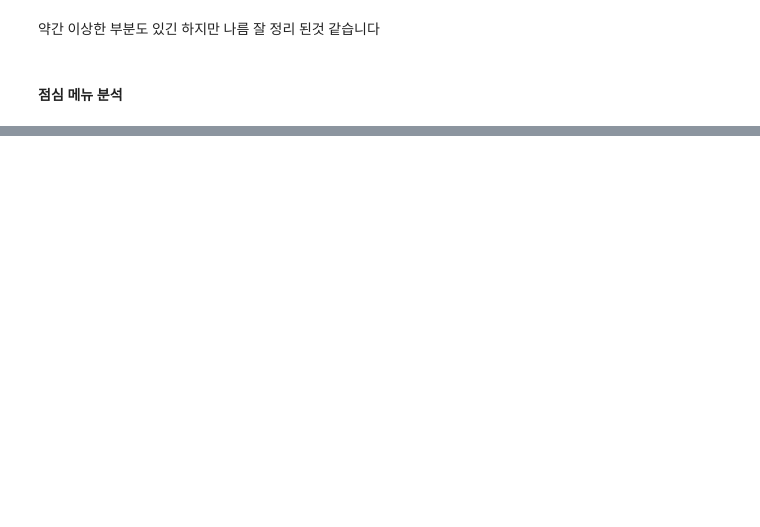
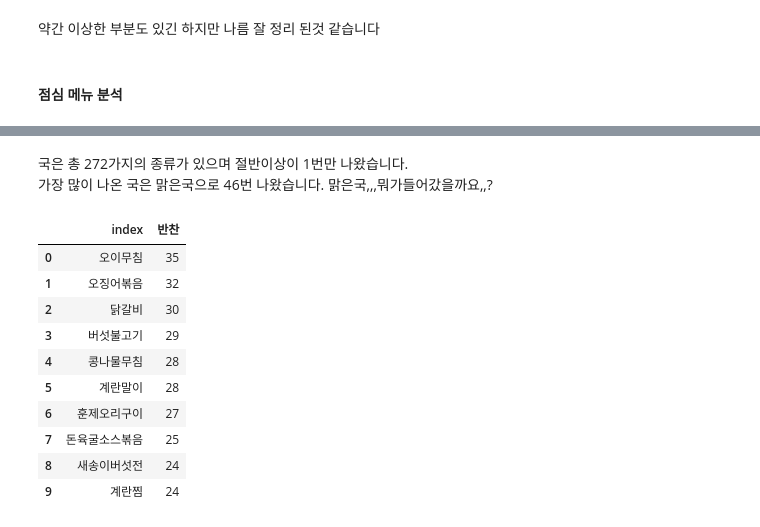
Before and after one commit to mkkim007/DuSiDataTeamGunaesigdang, a Jupyter notebook: week2/김민경.ipynb, the cells around one changed output, grey strips where cells are left out. Saved outputs shown, nothing was run; the diff lists cells and outputs as text; code cells hidden in the pictures; blank space fills up the shorter version.

```diff
--- a/week2/김민경.ipynb
+++ b/week2/김민경.ipynb
@@ -349,0 +364,29 @@ Name: 국, dtype: float64
+# %% [markdown]
+국은 총 272가지의 종류가 있으며 절반이상이 1번만 나왔습니다.
+가장 많이 나온 국은 맑은국으로 46번 나왔습니다. 맑은국,,,뭐가들어갔을까요,,?
+# %%
+banchan_list = []
+for i in range(3):
+    tmp = train_ln[f'반찬{i+1}']
+    for j in range(len(train_ln)):
+        tmp2 = tmp[j]
+        banchan_list.append(tmp2)
+# %%
+banchan_df = pd.DataFrame(pd.DataFrame(banchan_list).value_counts())
+banchan_df.columns = ['반찬']
+banchan_df.reset_index(inplace = True)
+banchan_df.columns = ['index', '반찬']
+# %%
+banchan_df.head(10)
+# %% [output]
+|  | index | 반찬 |
+| 0 | 오이무침 | 35 |
+| 1 | 오징어볶음 | 32 |
+| 2 | 닭갈비 | 30 |
+| 3 | 버섯불고기 | 29 |
+| 4 | 콩나물무침 | 28 |
+| 5 | 계란말이 | 28 |
+| 6 | 훈제오리구이 | 27 |
+| 7 | 돈육굴소스볶음 | 25 |
+| 8 | 새송이버섯전 | 24 |
+| 9 | 계란찜 | 24 |
```
Also changed, not shown: parts of 9 cells of this notebook.
